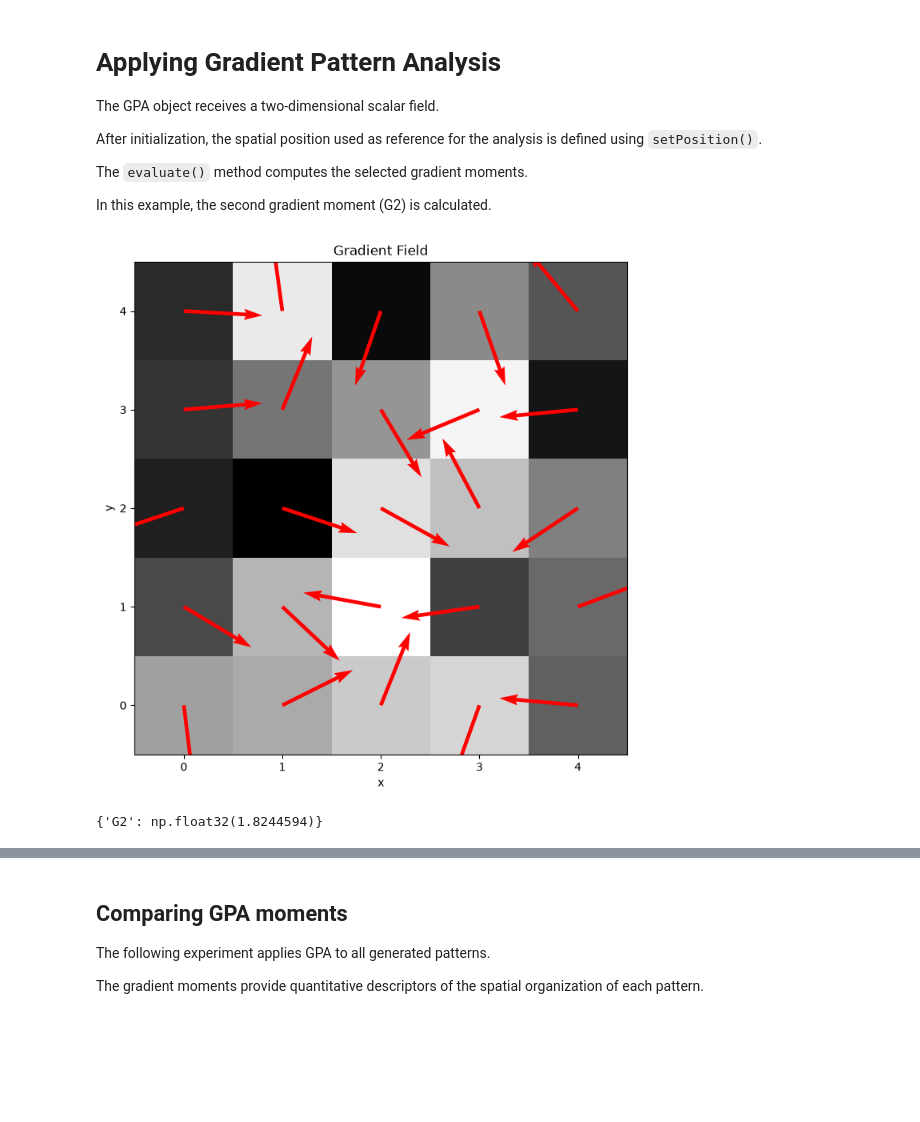
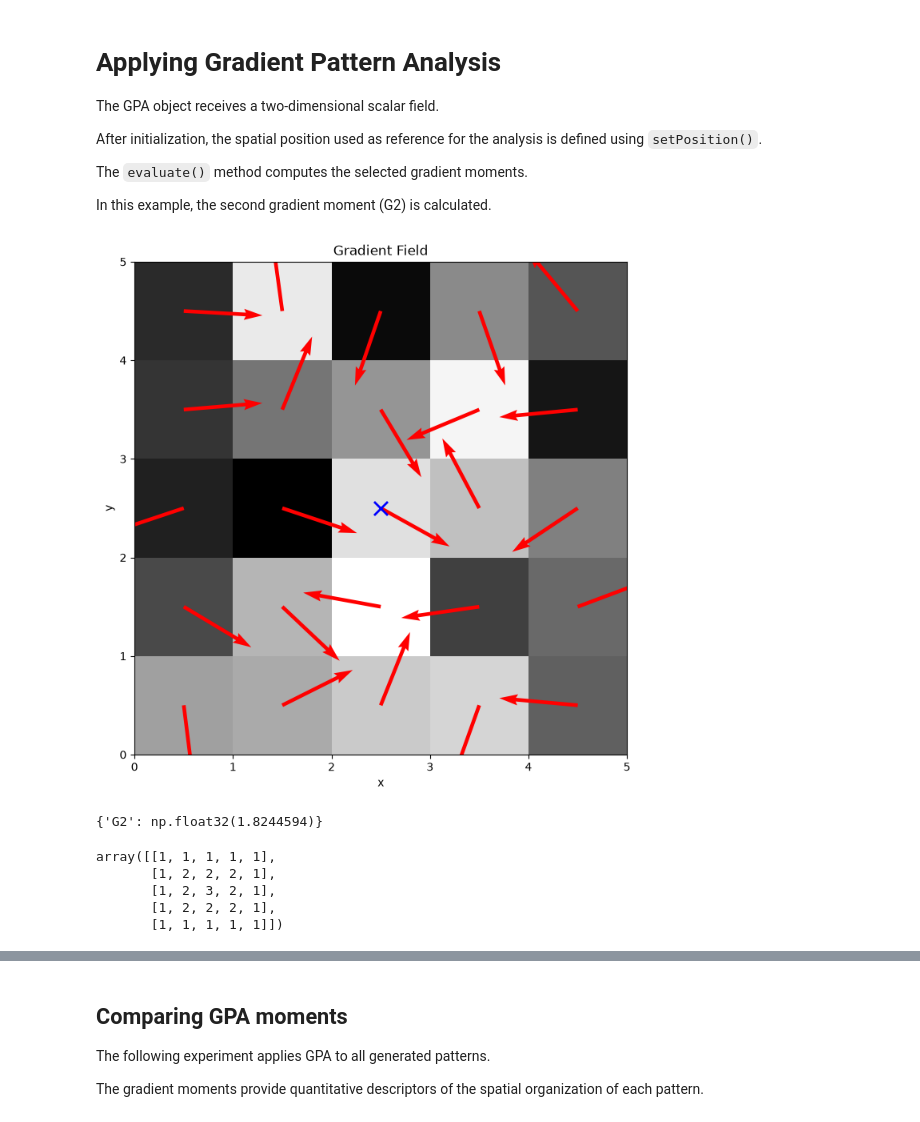
Before and after one commit to Desduh/gpa, a Jupyter notebook: experiments/gpa_basic_usage.ipynb, the cells around one changed output, grey strips where cells are left out. Saved outputs shown, nothing was run; the diff lists cells and outputs as text; code cells hidden in the pictures; blank space fills up the shorter version.

```diff
--- a/experiments/gpa_basic_usage.ipynb
+++ b/experiments/gpa_basic_usage.ipynb
@@ -195,23 +195,32 @@ In this example, the second gradient moment (G2) is calculated.
 # %%
 gpaObject = GPA(asymmetric)
 
 gpaObject.setPosition(
     2,
     2
 )
 
 results = gpaObject.evaluate(
     mtol=0.02,
     ftol=0.03,
     ptol=0.01,
-    plot=True,
     moments=("G2")
 )
 
+gpaObject.plot_gradient_field()
+# gpaObject.plot_asymmetric_gradient_field()
 results
 # %% [output]
-[figure, old version]
+[figure, new version]
 {'G2': np.float32(1.8244594)}
+# %%
+symmetric
+# %% [output]
+array([[1, 1, 1, 1, 1],
+       [1, 2, 2, 2, 1],
+       [1, 2, 3, 2, 1],
+       [1, 2, 2, 2, 1],
+       [1, 1, 1, 1, 1]])
 # %%
 gpaObject = GPA(symmetric)
 
```
Also changed, not shown: parts of 8 cells of this notebook, 1 other file.
